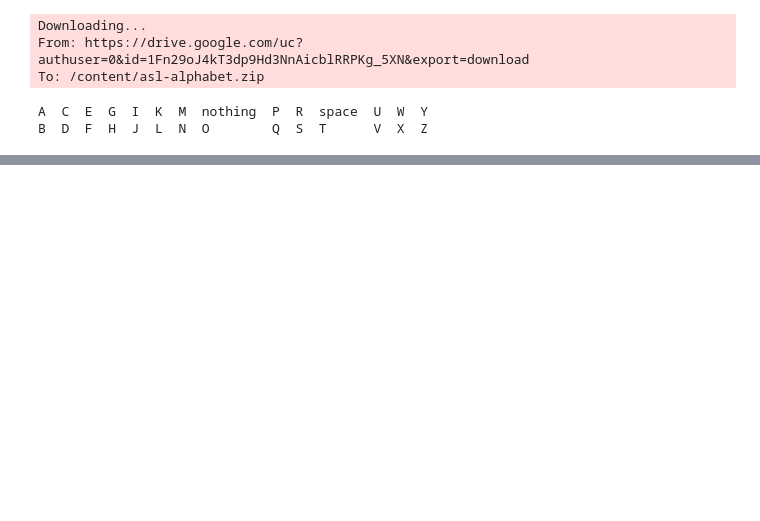
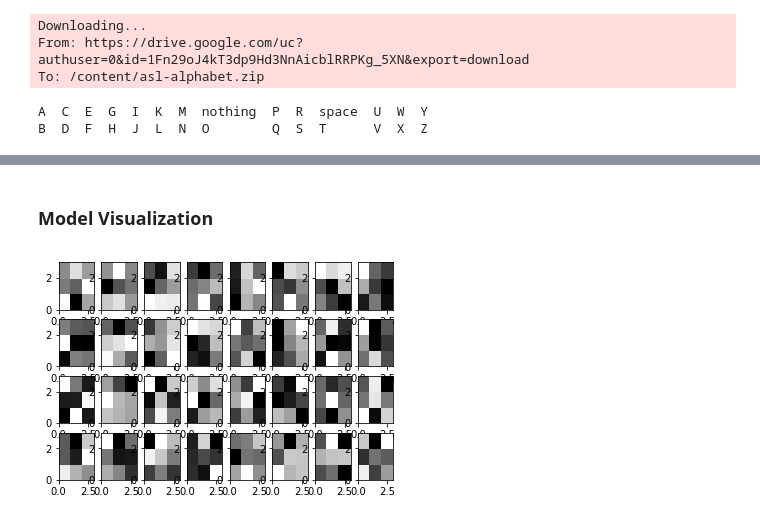
Before and after one commit to xieruishen/MachineLearningNotebooks, a Jupyter notebook: MLP_Experiment_1.ipynb, the cells around one changed output, grey strips where cells are left out. Cells and saved outputs as stored; diff of their text form; code cells hidden in the pictures; blank space fills up the shorter version.

```diff
--- a/MLP_Experiment_1.ipynb
+++ b/MLP_Experiment_1.ipynb
@@ -57,9 +66,18 @@ B  D  F  H  J  L  N  O        Q  S  T      V  X  Z
 # %%
+# Data Metadata
 class_len = 28
 class_mappings = {'A': 0,'B':1,'C':2,'D':3,'E':4,'F':5,'G':6,'H':7,'I':8,'J':9,'K':10,'L':11,'M':12,'N':13,'O':14,'P':15,'Q':16,'R':17,'S':18,'T':19,'U':20,'V':21,'W':22,'X':23,'Y':24,'Z':25,'space':26,'nothing':27}
 class_upgrade={0:'A',1:'B',2:'C',3:'D',4:'E',5:'F',6:'G',7:'H',8:'I',9:'J',10:'K',11:'L',12:'M',13:'N',14:'O',15:'P',16:'Q',17:'R',18:'S',19:'T',20:'U',21:'V',22:'W',23:'X',24:'Y',25:'Z',26:'space',27:'nothing'}
-# Define a function to parse a sample label into a form that we want (aka a tensor)
-def get_classes(target):
-  class_tensor = torch.zeros((class_len),dtype=torch.long)
-  class_tensor[target] = 1
-  return class_tensor
+
+# Pre-Training Parameters
+image_dims= 3,120,120
+n_training_samples=84000
+n_test_samples=20
+train_sampler = SubsetRandomSampler(np.arange(n_training_samples, dtype=np.int64))
+test_sampler = SubsetRandomSampler(np.arange(n_test_samples, dtype=np.int64))
+
+# Training Parameters
+batch_size = 32 # train
+test_batch_size = 5
+learning_rate = 3e-4
+n_epochs = 15
@@ -66,18 +101,10 @@ def get_classes(target):
 # %%
-from torchvision.datasets import ImageFolder
-
-def show_image(img_tensor):
-    # need to reorder the tensor dimensions to work properly with imshow
-    plt.imshow(img_tensor.transpose(0,2).transpose(0,1))
-    plt.axis('off')
-    plt.show()
-
-cal_tech = ImageFolder(root='asl-alphabet/asl_alphabet_train/asl_alphabet_train/', transform=transforms.Compose([transforms.CenterCrop((200,200)),
+train_set = ImageFolder(root='asl-alphabet/asl_alphabet_train/asl_alphabet_train/', transform=transforms.Compose([transforms.CenterCrop((200,200)),
                                                     transforms.Resize((120,120)),
                                                     transforms.ToTensor()]))
-
-im, target = cal_tech[70110]
+im, target = train_set[70110]
 show_image(im)
+print(target)
 print(im.shape)
 # %% [output]
 [figure]
@@ -335,0 +373,12 @@ print(test_hist_x)
+# %% [markdown]
+### Model Visualization
+# %%
+plt.subplots(4, 8)
+for i in range(net.conv1.weight.shape[0]):
+    plt.subplot(4, 8, i+1)
+    kernel = net.conv1.weight[i].cpu().detach().numpy()
+    im = kernel.mean(axis=0)
+    plt.pcolor(im, cmap='gray')
+plt.show()
+# %% [output]
+[figure, added]
```
Also changed, not shown: parts of 35 cells of this notebook.
